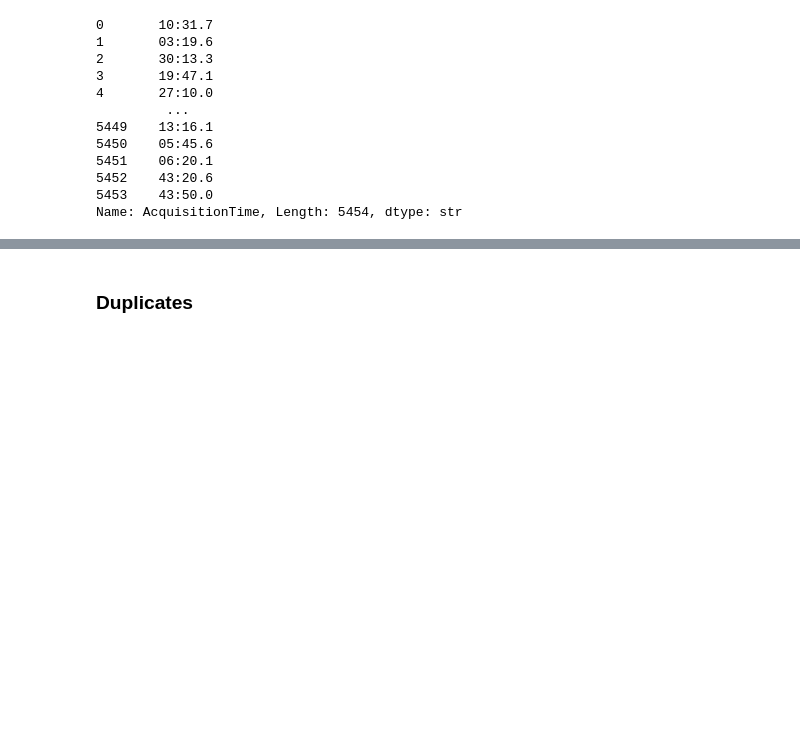
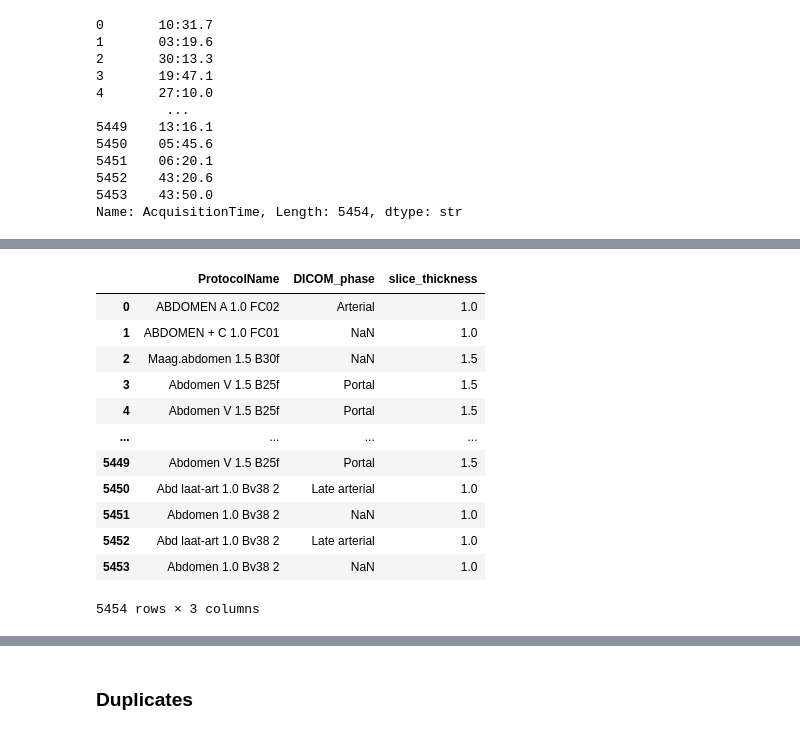
Before and after one commit to ljestaciocerquin/contrast_phase, a Jupyter notebook: data_load.ipynb, the cells around one changed output, grey strips where cells are left out. Drawn from its saved outputs; the diff is of its cells as text; code cells hidden in the pictures; blank space fills up the shorter version.

```diff
--- a/data_load.ipynb
+++ b/data_load.ipynb
@@ -75,0 +254,16 @@ data["ExamDate"] = pd.to_datetime(data["ExamDate"])
+# %%
+data[['ProtocolName', 'DICOM_phase', 'slice_thickness']]
+# %% [output]
+|  | ProtocolName | DICOM_phase | slice_thickness |
+| 0 | ABDOMEN A 1.0 FC02 | Arterial | 1.0 |
+| 1 | ABDOMEN + C 1.0 FC01 | NaN | 1.0 |
+| 2 | Maag.abdomen 1.5 B30f | NaN | 1.5 |
+| 3 | Abdomen V 1.5 B25f | Portal | 1.5 |
+| 4 | Abdomen V 1.5 B25f | Portal | 1.5 |
+| ... | ... | ... | ... |
+| 5449 | Abdomen V 1.5 B25f | Portal | 1.5 |
+| 5450 | Abd laat-art 1.0 Bv38 2 | Late arterial | 1.0 |
+| 5451 | Abdomen 1.0 Bv38 2 | NaN | 1.0 |
+| 5452 | Abd laat-art 1.0 Bv38 2 | Late arterial | 1.0 |
+| 5453 | Abdomen 1.0 Bv38 2 | NaN | 1.0 |
+5454 rows × 3 columns
```
Also changed, not shown: parts of 13 cells of this notebook.
